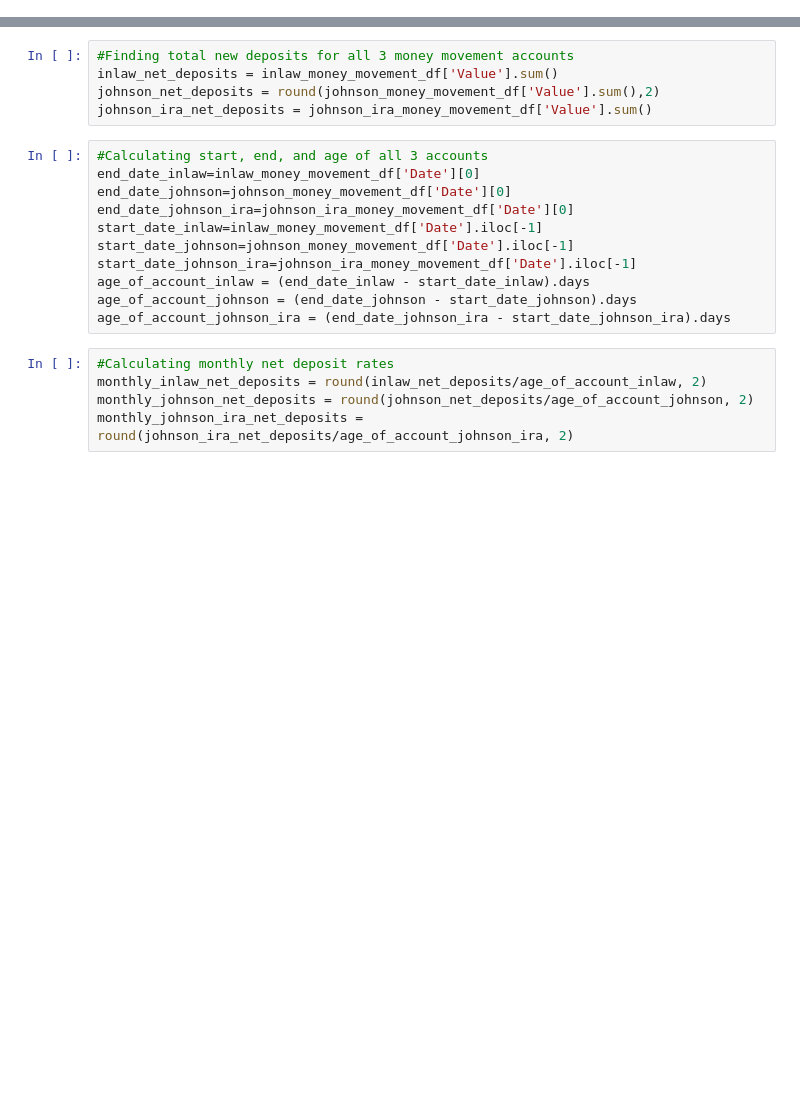
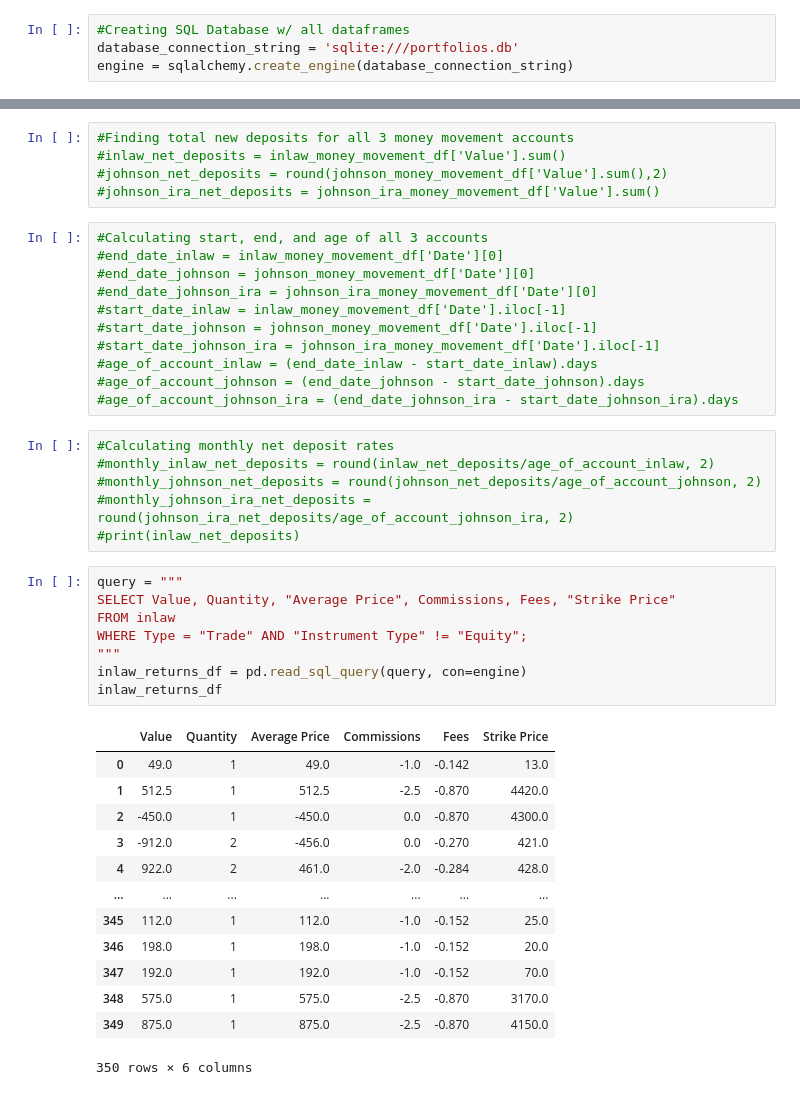
Before and after one commit to JonahLeggett/Derivatives_Portfolio_Analyzer, a Jupyter notebook: derivatives_portfolio_analysis.ipynb, the cells around one changed output, grey strips where cells are left out. Cells and saved outputs as stored; diff of their text form; blank space fills up the shorter version.

```diff
--- a/derivatives_portfolio_analysis.ipynb
+++ b/derivatives_portfolio_analysis.ipynb
@@ -24,0 +28,4 @@ johnson_ira_money_movement_df['Date'] = pd.to_datetime(johnson_ira_money_movemen
+# %%
+#Creating SQL Database w/ all dataframes
+database_connection_string = 'sqlite:///portfolios.db'
+engine = sqlalchemy.create_engine(database_connection_string)
@@ -25,21 +43,44 @@ johnson_ira_money_movement_df['Date'] = pd.to_datetime(johnson_ira_money_movemen
 # %%
 #Finding total new deposits for all 3 money movement accounts
-inlaw_net_deposits = inlaw_money_movement_df['Value'].sum()
-johnson_net_deposits = round(johnson_money_movement_df['Value'].sum(),2)
-johnson_ira_net_deposits = johnson_ira_money_movement_df['Value'].sum()
+#inlaw_net_deposits = inlaw_money_movement_df['Value'].sum()
+#johnson_net_deposits = round(johnson_money_movement_df['Value'].sum(),2)
+#johnson_ira_net_deposits = johnson_ira_money_movement_df['Value'].sum()
 # %%
 #Calculating start, end, and age of all 3 accounts
-end_date_inlaw=inlaw_money_movement_df['Date'][0]
-end_date_johnson=johnson_money_movement_df['Date'][0]
-end_date_johnson_ira=johnson_ira_money_movement_df['Date'][0]
-start_date_inlaw=inlaw_money_movement_df['Date'].iloc[-1]
-start_date_johnson=johnson_money_movement_df['Date'].iloc[-1]
-start_date_johnson_ira=johnson_ira_money_movement_df['Date'].iloc[-1]
-age_of_account_inlaw = (end_date_inlaw - start_date_inlaw).days
-age_of_account_johnson = (end_date_johnson - start_date_johnson).days
-age_of_account_johnson_ira = (end_date_johnson_ira - start_date_johnson_ira).days
+#end_date_inlaw = inlaw_money_movement_df['Date'][0]
+#end_date_johnson = johnson_money_movement_df['Date'][0]
+#end_date_johnson_ira = johnson_ira_money_movement_df['Date'][0]
+#start_date_inlaw = inlaw_money_movement_df['Date'].iloc[-1]
+#start_date_johnson = johnson_money_movement_df['Date'].iloc[-1]
+#start_date_johnson_ira = johnson_ira_money_movement_df['Date'].iloc[-1]
+#age_of_account_inlaw = (end_date_inlaw - start_date_inlaw).days
+#age_of_account_johnson = (end_date_johnson - start_date_johnson).days
+#age_of_account_johnson_ira = (end_date_johnson_ira - start_date_johnson_ira).days
 # %%
 #Calculating monthly net deposit rates
-monthly_inlaw_net_deposits = round(inlaw_net_deposits/age_of_account_inlaw, 2)
-monthly_johnson_net_deposits = round(johnson_net_deposits/age_of_account_johnson, 2)
-monthly_johnson_ira_net_deposits = round(johnson_ira_net_deposits/age_of_account_johnson_ira, 2)
+#monthly_inlaw_net_deposits = round(inlaw_net_deposits/age_of_account_inlaw, 2)
+#monthly_johnson_net_deposits = round(johnson_net_deposits/age_of_account_johnson, 2)
+#monthly_johnson_ira_net_deposits = round(johnson_ira_net_deposits/age_of_account_johnson_ira, 2)
+#print(inlaw_net_deposits)
+# %%
+query = """
+SELECT Value, Quantity, "Average Price", Commissions, Fees, "Strike Price"
+FROM inlaw
+WHERE Type = "Trade" AND "Instrument Type" != "Equity";
+"""
+inlaw_returns_df = pd.read_sql_query(query, con=engine)
+inlaw_returns_df
+# %% [output]
+|  | Value | Quantity | Average Price | Commissions | Fees | Strike Price |
+| 0 | 49.0 | 1 | 49.0 | -1.0 | -0.142 | 13.0 |
+| 1 | 512.5 | 1 | 512.5 | -2.5 | -0.870 | 4420.0 |
+| 2 | -450.0 | 1 | -450.0 | 0.0 | -0.870 | 4300.0 |
+| 3 | -912.0 | 2 | -456.0 | 0.0 | -0.270 | 421.0 |
+| 4 | 922.0 | 2 | 461.0 | -2.0 | -0.284 | 428.0 |
+| ... | ... | ... | ... | ... | ... | ... |
+| 345 | 112.0 | 1 | 112.0 | -1.0 | -0.152 | 25.0 |
+| 346 | 198.0 | 1 | 198.0 | -1.0 | -0.152 | 20.0 |
+| 347 | 192.0 | 1 | 192.0 | -1.0 | -0.152 | 70.0 |
+| 348 | 575.0 | 1 | 575.0 | -2.5 | -0.870 | 3170.0 |
+| 349 | 875.0 | 1 | 875.0 | -2.5 | -0.870 | 4150.0 |
+350 rows × 6 columns
```
Also changed, not shown: parts of 22 cells of this notebook, 8 other files.
